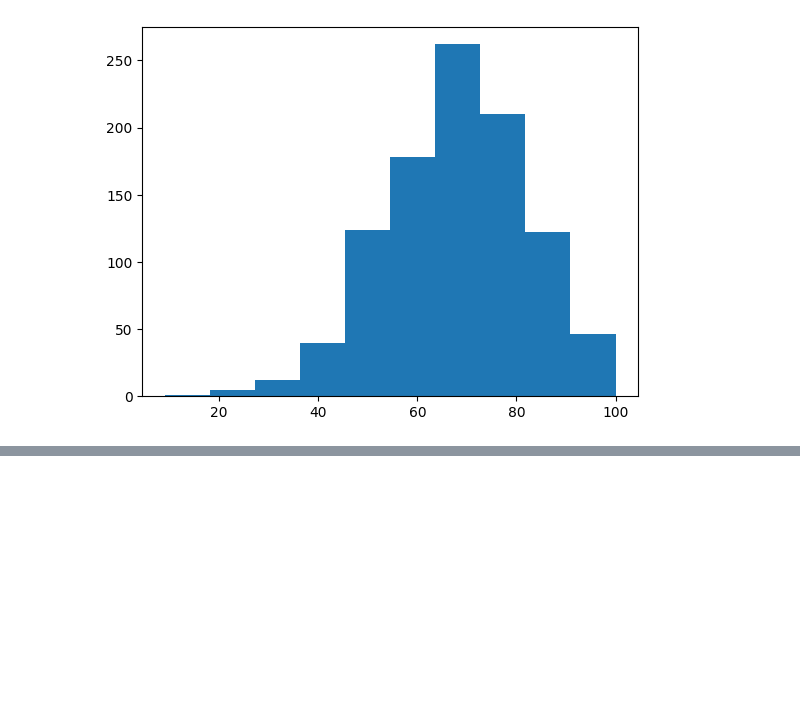
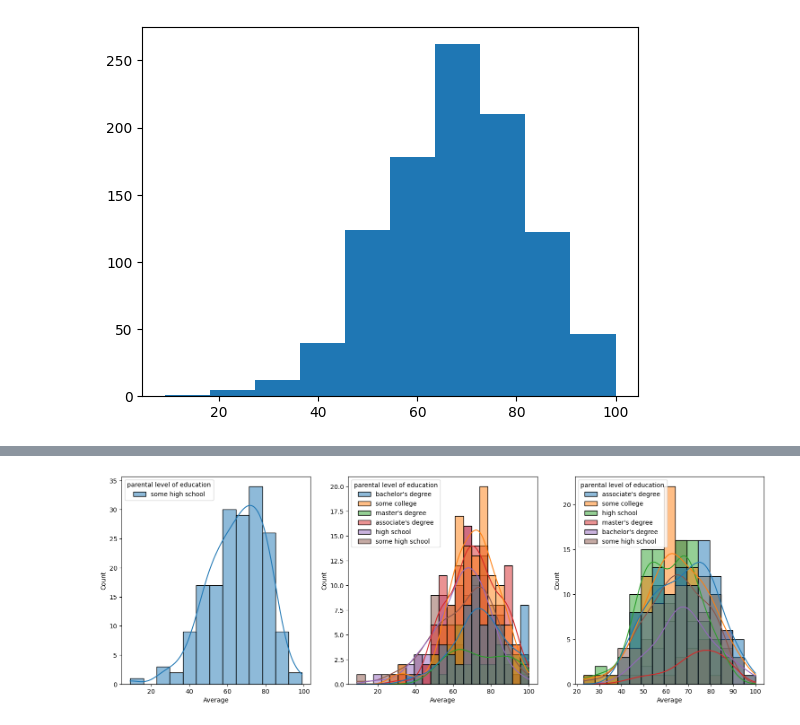
Before and after one commit to 464venkatsai/mlproject_with_deployment1, a Jupyter notebook: notebook/Student Performance Indicator.ipynb, the cells around one changed output, grey strips where cells are left out. Drawn from its saved outputs; the diff is of its cells as text; code cells hidden in the pictures; blank space fills up the shorter version.

```diff
--- a/notebook/Student Performance Indicator.ipynb
+++ b/notebook/Student Performance Indicator.ipynb
@@ -289,0 +301,11 @@ plt.legend()
+# %%
+plt.subplots(1,3,figsize=(25,6))
+plt.subplot(141)
+ax =sns.histplot(data=df,x='Average',kde=True,hue='parental level of education')
+plt.subplot(142)
+ax =sns.histplot(data=female_data,x='Average',kde=True,hue='parental level of education')
+plt.subplot(143)
+ax =sns.histplot(data=male_data,x='Average',kde=True,hue='parental level of education')
+plt.show()
+# %% [output]
+[figure, added]
```
Also changed, not shown: parts of 30 cells of this notebook, 8 other files.
